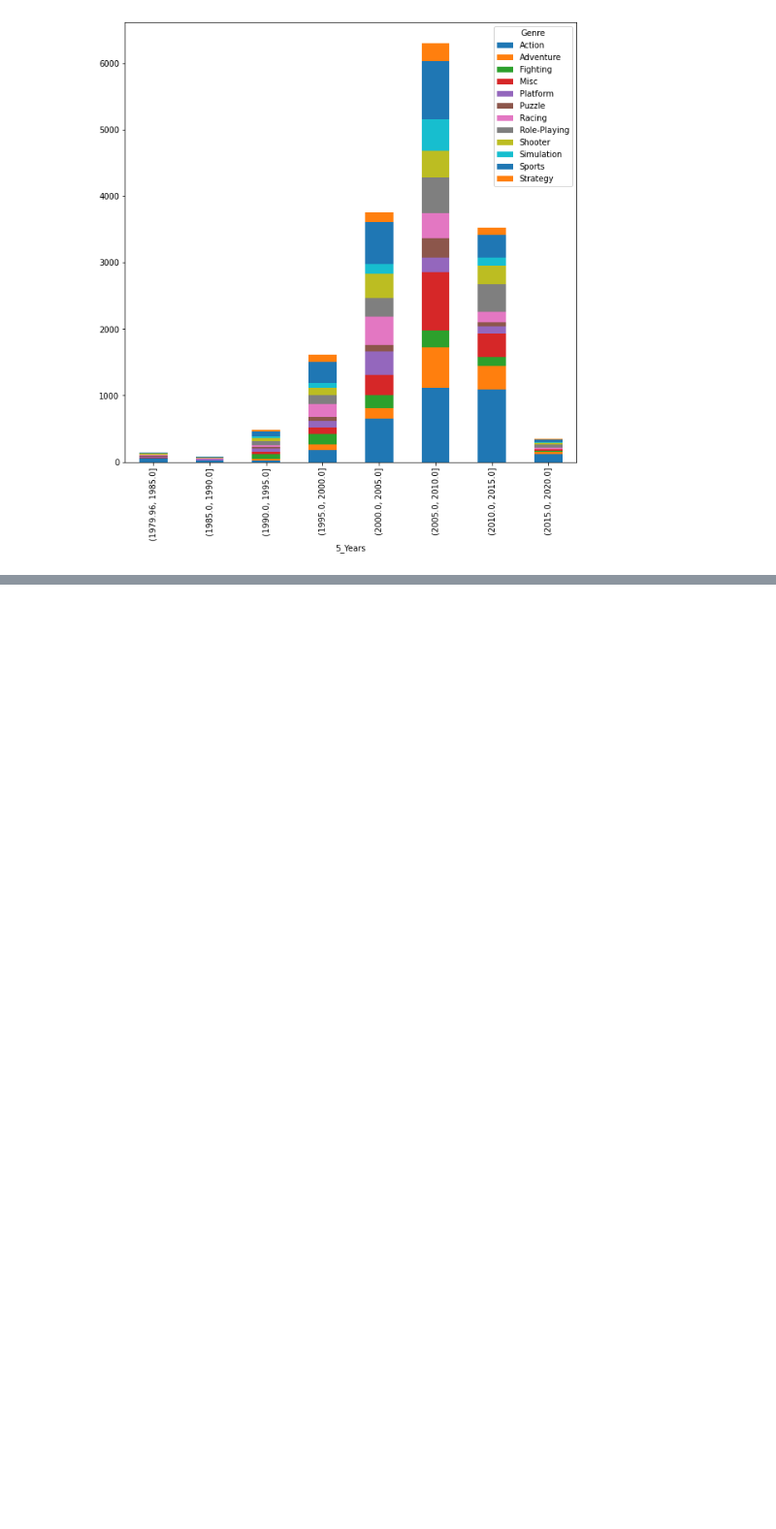
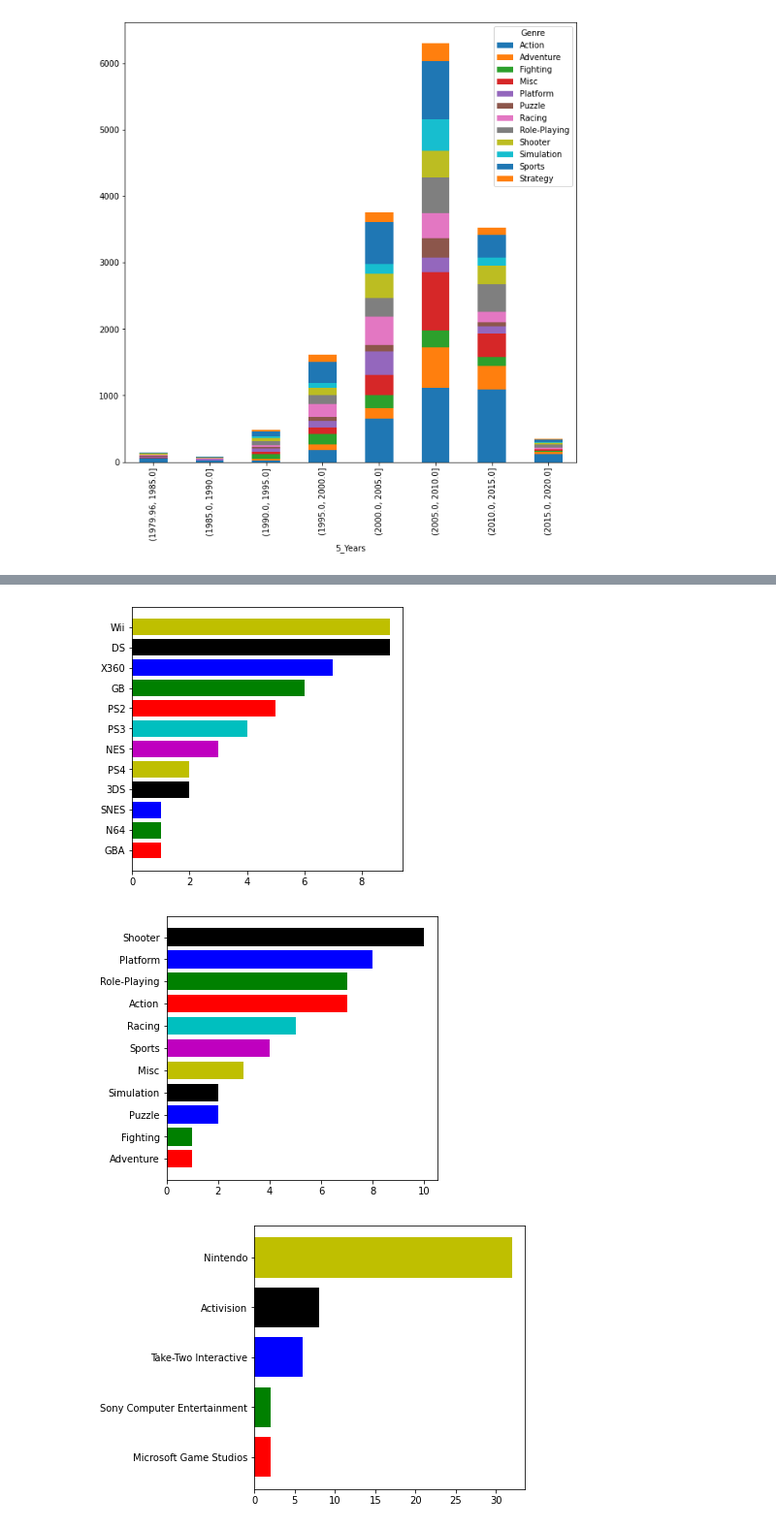
Before and after one commit to Markers/SC1_Project, a Jupyter notebook: Src/SC1_project.ipynb, the cells around one changed output, grey strips where cells are left out. Shown: that part at 97% size. Cells and saved outputs as stored; diff of their text form; code cells hidden in the pictures; blank space fills up the shorter version.

Commit message:
3번 문제. 진행중. 출고량이 높은 게임에 대한 랭킹 확인.

```diff
--- a/Src/SC1_project.ipynb
+++ b/Src/SC1_project.ipynb
@@ -242,0 +241,11 @@ years_5.plot.bar(figsize=(10,10), stacked=True)
+# %%
+# 출고량이 높은 게임에 대한 분석 및 시각화 프로세스
+
+df['all_sales'] = df[{'NA_Sales', 'EU_Sales', 'JP_Sales', 'Other_Sales'}].sum(axis=1)
+
+df['rank'] = df['all_sales'].rank(ascending=False)
+
+df = df.sort_values(by = 'rank', axis = 0)
+
+high_sales = df.head(50)
+high_sales
@@ -242,0 +270,19 @@ years_5.plot.bar(figsize=(10,10), stacked=True)
+# %%
+high_platform = high_sales.groupby(['Platform']).size()
+high_genre = high_sales.groupby(['Genre']).size()
+high_publisher = high_sales.groupby(['Publisher']).size()
+
+
+def high_draw(data):
+    data.sort_values(inplace=True) # 순위별로 정렬
+    fig, axes = plt.subplots(1, figsize=(5,5))
+    axes.barh(y=data.index, width=data, color='rgbkymc') # 옆으로 바 플롯
+
+
+high_draw(high_platform)
+high_draw(high_genre)
+high_draw(high_publisher)
+# %% [output]
+[figure, added]
+[figure, added]
+[figure, added]
```
Also changed, not shown: parts of 3 cells of this notebook.
